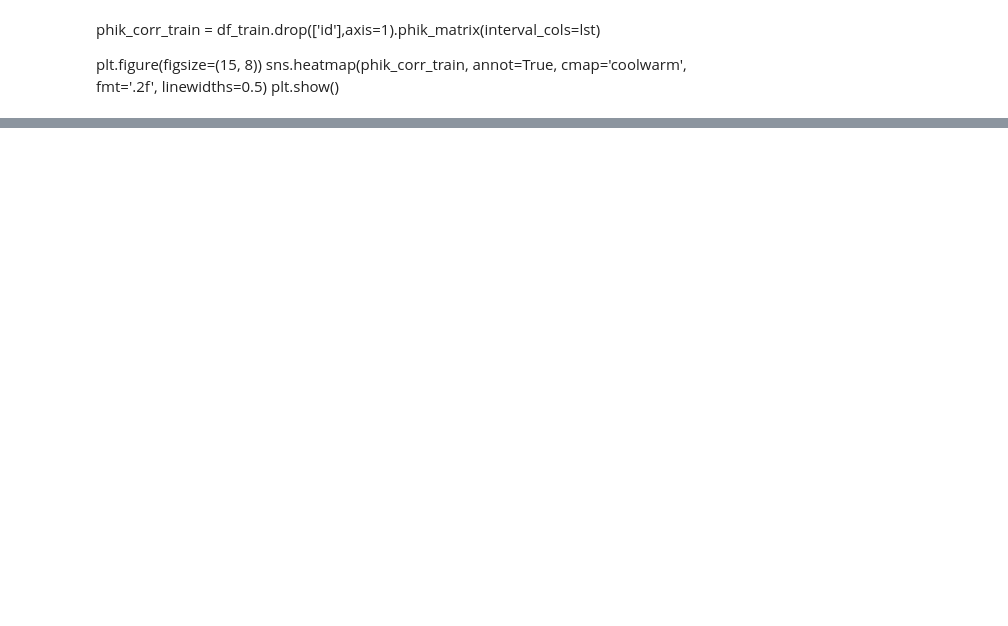
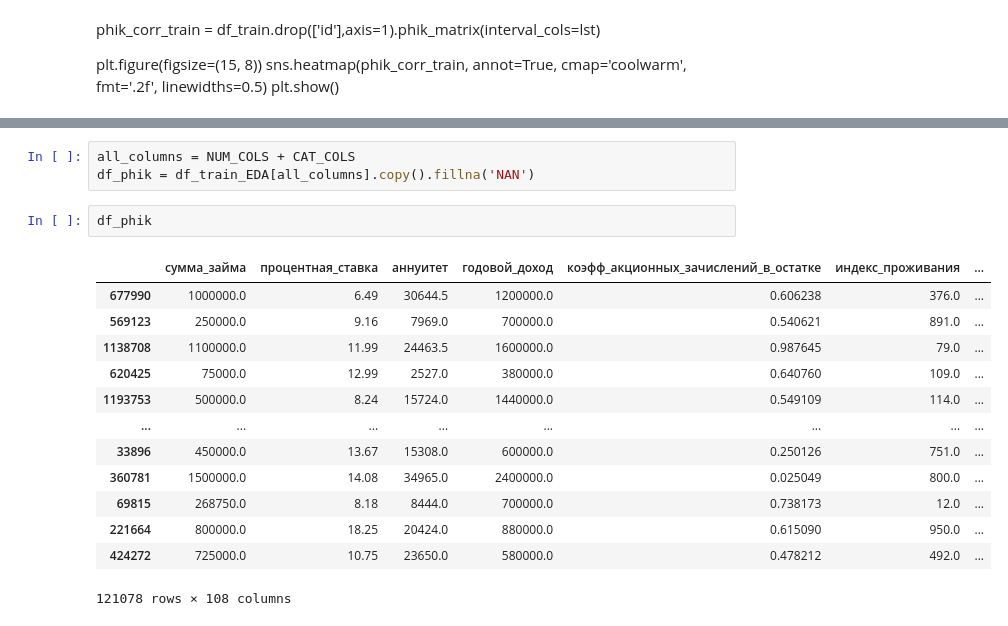
Before and after one commit to Mazay72/SCORING, a Jupyter notebook: scoring.ipynb, the cells around one changed output, grey strips where cells are left out. Saved outputs shown, nothing was run; the diff lists cells and outputs as text; blank space fills up the shorter version.

```diff
--- a/scoring.ipynb
+++ b/scoring.ipynb
@@ -445,0 +440,19 @@ def get_eda_plots(
+# %%
+all_columns = NUM_COLS + CAT_COLS
+df_phik = df_train_EDA[all_columns].copy().fillna('NAN')
+# %%
+df_phik
+# %% [output]
+|  | сумма_займа | процентная_ставка | аннуитет | годовой_доход | коэфф_акционных_зачислений_в_остатке | индекс_проживания | ... |
+| 677990 | 1000000.0 | 6.49 | 30644.5 | 1200000.0 | 0.606238 | 376.0 | ... |
+| 569123 | 250000.0 | 9.16 | 7969.0 | 700000.0 | 0.540621 | 891.0 | ... |
+| 1138708 | 1100000.0 | 11.99 | 24463.5 | 1600000.0 | 0.987645 | 79.0 | ... |
+| 620425 | 75000.0 | 12.99 | 2527.0 | 380000.0 | 0.640760 | 109.0 | ... |
+| 1193753 | 500000.0 | 8.24 | 15724.0 | 1440000.0 | 0.549109 | 114.0 | ... |
+| ... | ... | ... | ... | ... | ... | ... | ... |
+| 33896 | 450000.0 | 13.67 | 15308.0 | 600000.0 | 0.250126 | 751.0 | ... |
+| 360781 | 1500000.0 | 14.08 | 34965.0 | 2400000.0 | 0.025049 | 800.0 | ... |
+| 69815 | 268750.0 | 8.18 | 8444.0 | 700000.0 | 0.738173 | 12.0 | ... |
+| 221664 | 800000.0 | 18.25 | 20424.0 | 880000.0 | 0.615090 | 950.0 | ... |
+| 424272 | 725000.0 | 10.75 | 23650.0 | 580000.0 | 0.478212 | 492.0 | ... |
+121078 rows × 108 columns
```
Also changed, not shown: parts of 13 cells of this notebook.
